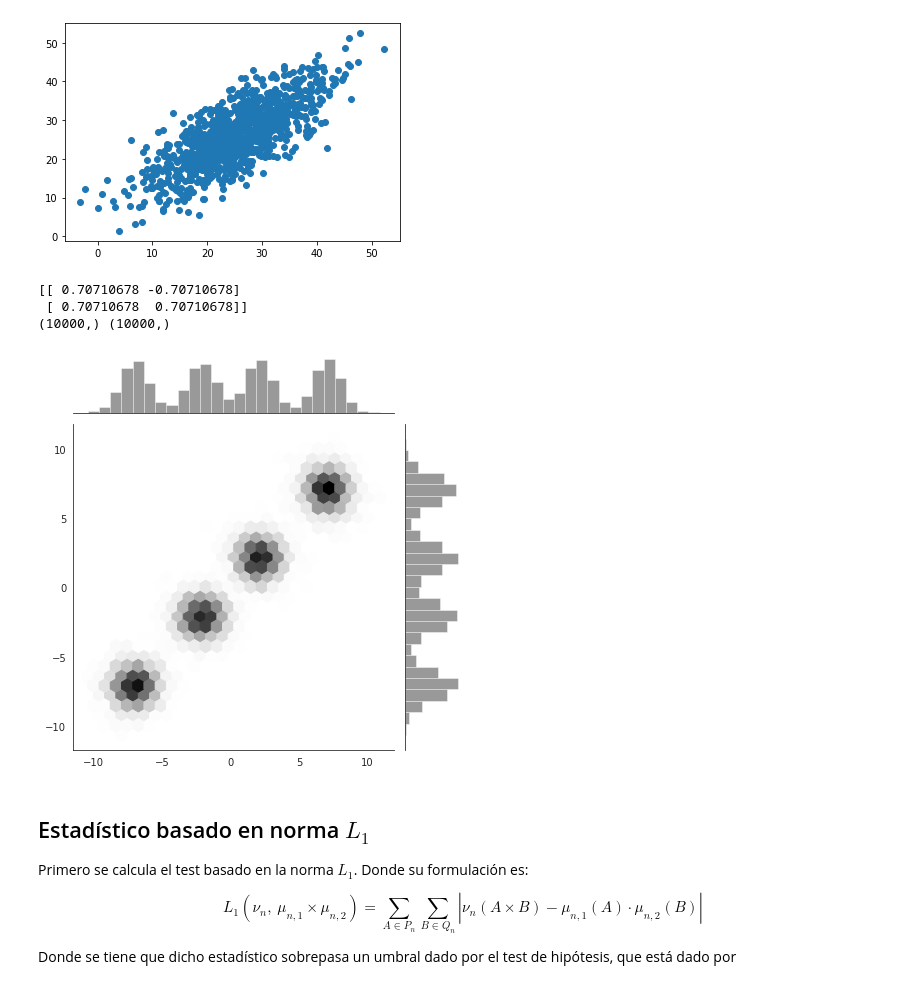
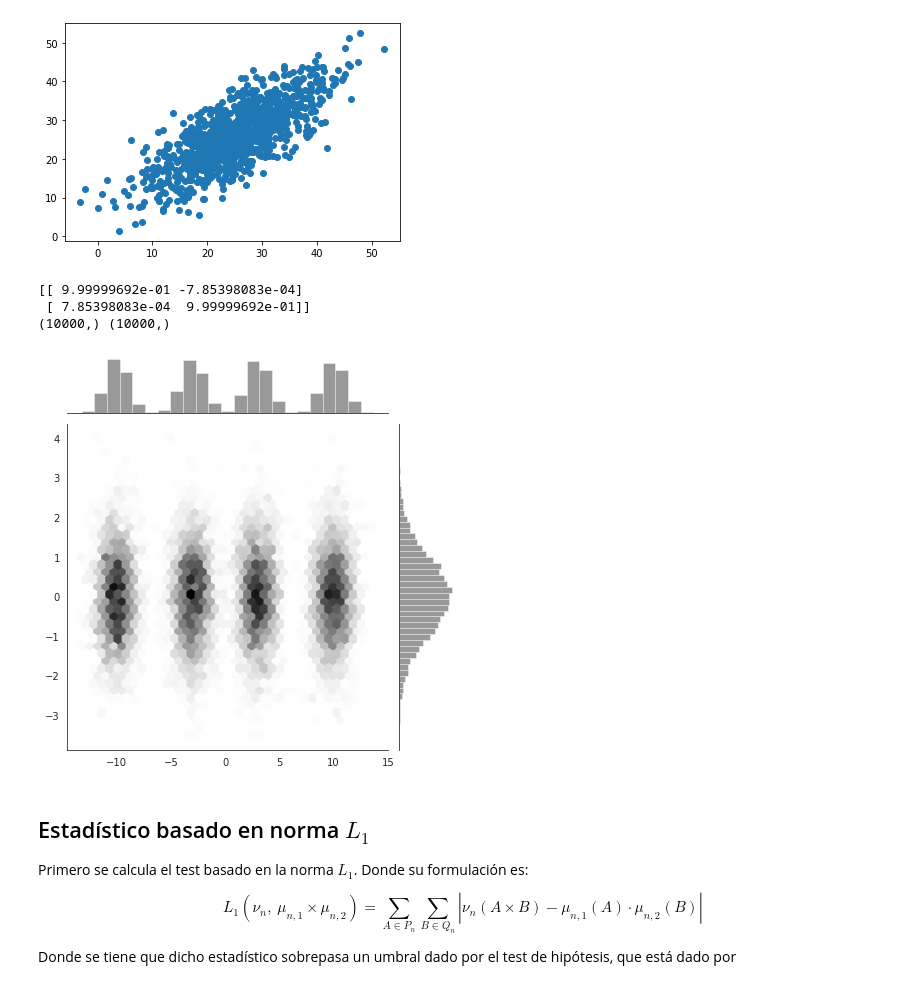
Before and after one commit to MartinVIllesca/Curso-teoria-informacion, a Jupyter notebook: simulacionesProyecto.ipynb, the cells around one changed output. Saved outputs shown, nothing was run; the diff lists cells and outputs as text; code cells hidden in the pictures.

```diff
--- a/simulacionesProyecto.ipynb
+++ b/simulacionesProyecto.ipynb
@@ -106,37 +106,37 @@ Dimensiones = [1, 2, 3]
 # %%
 import seaborn as sns
 import numpy as np
 import matplotlib.pyplot as plt
 
 d = 1
 n_samples = 10000
 X = np.array([np.random.normal(loc=-10, size=2500),
               np.random.normal(loc=-3, size=2500),
               np.random.normal(loc=3, size=2500),
               np.random.normal(loc=10, size=2500)]).reshape((n_samples,))
 
 # Y = np.array([np.random.normal(loc=-5, size=5000), np.random.normal(loc=5, size=5000)]).reshape((n_samples,))
 # X = np.array([np.random.normal(loc=-5, size=5000), np.random.normal(loc=5, size=5000)]).reshape((n_samples,))
 Y = np.array([np.random.normal(size=5000), np.random.normal(size=5000)]).reshape((n_samples,))
 # Y = np.zeros((n_samples,))
 
-theta = (np.pi / 4) * 1
+theta = (np.pi / 4) * 0.001
 
 rotationMatrix = np.array([[np.cos(theta), -np.sin(theta)],
                            [np.sin(theta), np.cos(theta)]])
 
 print(rotationMatrix)
 print(X.shape, Y.shape)
 
 [X, Y] = rotationMatrix @ [X, Y]
 
 with sns.axes_style("white"):
     sns.jointplot(x=X, y=Y, kind="hex", color="k");
 # %% [output]
-[[ 0.70710678 -0.70710678]
- [ 0.70710678  0.70710678]]
+[[ 9.99999692e-01 -7.85398083e-04]
+ [ 7.85398083e-04  9.99999692e-01]]
 (10000,) (10000,)
-[figure, old version]
+[figure, new version]
 # %% [markdown]
 ## Estadístico basado en norma $L_1$
 
```
Also changed, not shown: parts of 1 cell of this notebook.
